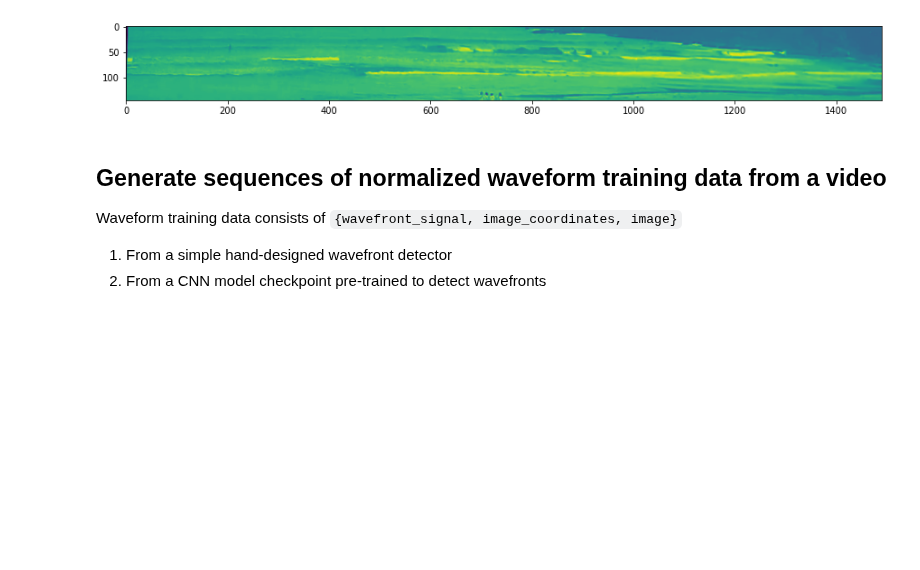
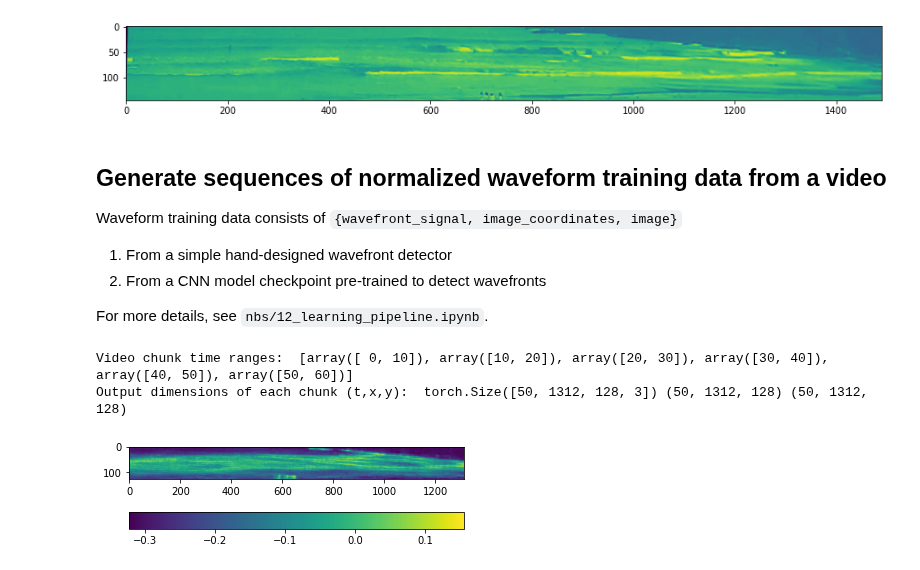
Before and after one commit to sjobeek/surfbreak, a Jupyter notebook: nbs/index.ipynb, the cells around one changed output. Drawn from its saved outputs; the diff is of its cells as text; code cells hidden in the pictures; blank space fills up the shorter version.

```diff
--- a/nbs/index.ipynb
+++ b/nbs/index.ipynb
@@ -112,3 +114,21 @@ for frame_idx in range(3):
 Waveform training data consists of `{wavefront_signal, image_coordinates, image}`
 1. From a simple hand-designed wavefront detector
 1. From a CNN model checkpoint pre-trained to detect wavefronts
+
+For more details, see `nbs/12_learning_pipeline.ipynb`.
+# %%
+# First, the result from a hand-coded 'time-delta' model
+input_video = '../data/shirahama_1590387334_SURF-93cm.ts'
+from surfbreak.datasets import CNNChunkDataset
+simple_chunk_dataset = CNNChunkDataset(input_video, wavecnn_ckpt=None, time_chunk_duration_s=10, time_chunk_stride_s=10, timerange=(0,60))
+print("Video chunk time ranges: ", list(simple_chunk_dataset.video_chunk_timeranges))
+model_in, model_gt = simple_chunk_dataset[0]
+print("Output dimensions of each chunk (t,x,y): ", model_in['coords_txyc'].shape, model_gt['video_txy'].shape, model_gt['wavefronts_txy'].shape)
+
+import matplotlib.pyplot as plt
+plt.imshow(simple_chunk_dataset.average_wavefront_xy.T)
+plt.colorbar(orientation='horizontal'); plt.show()
+# %% [output]
+Video chunk time ranges:  [array([ 0, 10]), array([10, 20]), array([20, 30]), array([30, 40]), array([40, 50]), array([50, 60])]
+Output dimensions of each chunk (t,x,y):  torch.Size([50, 1312, 128, 3]) (50, 1312, 128) (50, 1312, 128)
+[figure, added]
```
Also changed, not shown: parts of 4 cells of this notebook, 5 other files.
